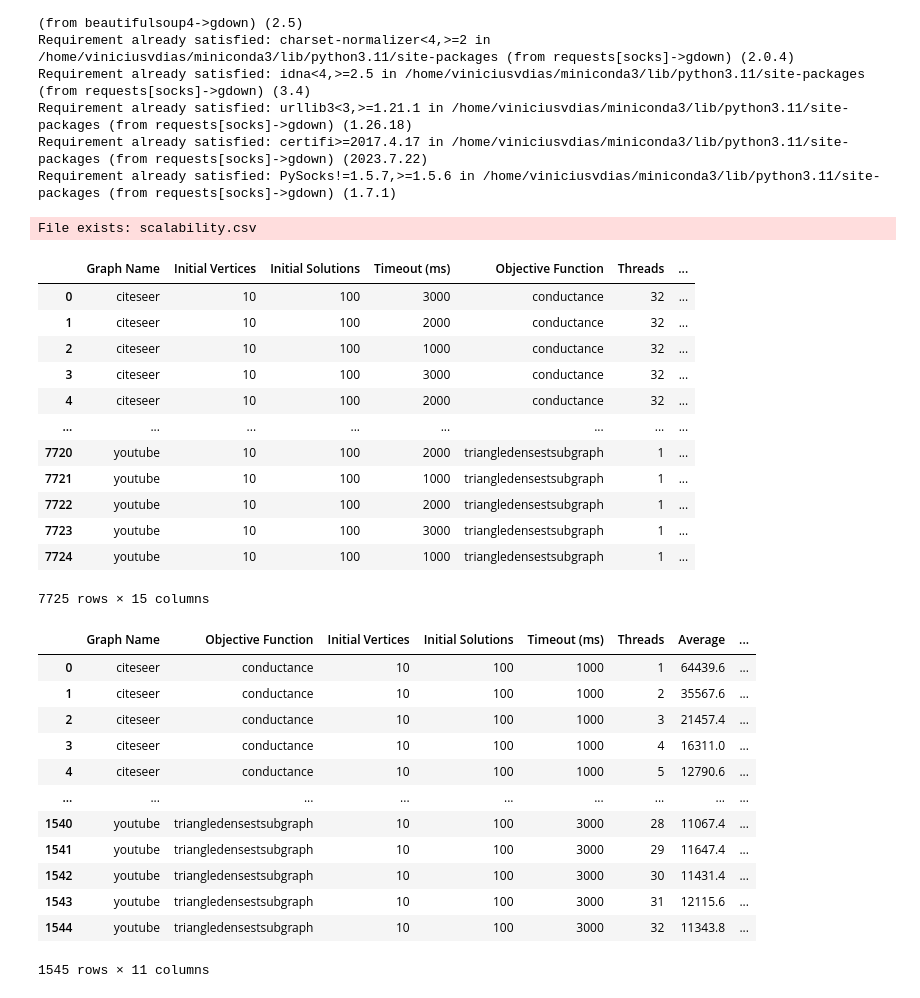
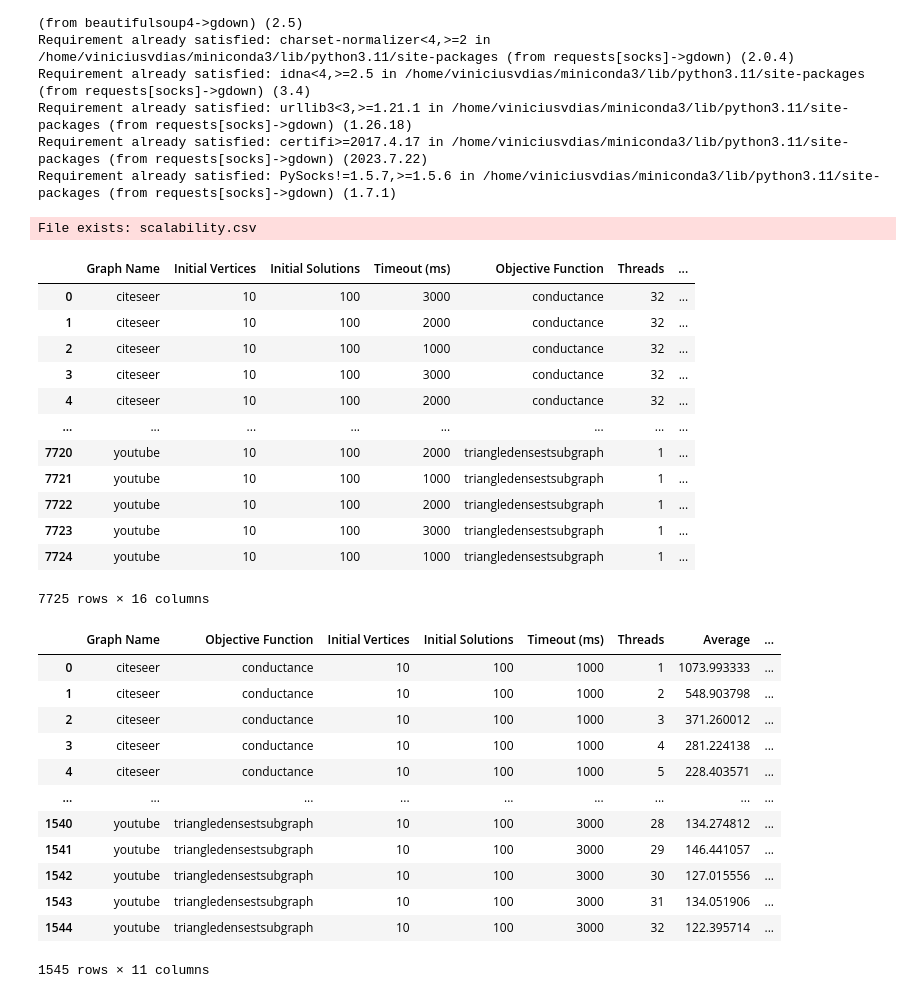
Before and after one commit to dcc-ufla-graph-mining/fractal, a Jupyter notebook: plots/scalability_plots.ipynb, the cells around one changed output. Drawn from its saved outputs; the diff is of its cells as text; code cells hidden in the pictures.

```diff
--- a/plots/scalability_plots.ipynb
+++ b/plots/scalability_plots.ipynb
@@ -97,6 +97,7 @@ def calculate_grouped_stats_and_ci(df: pd.DataFrame,
     return grouped_df
 # %%
 scalability_df = get_pandas_from_gid('scalability')
+scalability_df["Total Time Per Run (ms)"] = scalability_df["Total Time (ms)"] / scalability_df["Effective Runs"]
 scalability_df
 # %% [output]
 File exists: scalability.csv
@@ -112,25 +113,26 @@ File exists: scalability.csv
 | 7722 | youtube | 10 | 100 | 2000 | triangledensestsubgraph | 1 | ... |
 | 7723 | youtube | 10 | 100 | 3000 | triangledensestsubgraph | 1 | ... |
 | 7724 | youtube | 10 | 100 | 1000 | triangledensestsubgraph | 1 | ... |
-7725 rows × 15 columns
+7725 rows × 16 columns
 # %%
 grouping_columns = ["Graph Name", "Objective Function", "Initial Vertices", "Initial Solutions", "Timeout (ms)", "Threads"]
-value_column = "Total Time (ms)"
+#value_column = "Total Time (ms)"
+value_column = "Total Time Per Run (ms)"
 grouped_df = calculate_grouped_stats_and_ci(scalability_df, grouping_columns, value_column)
 grouped_df
 # %% [output]
 |  | Graph Name | Objective Function | Initial Vertices | Initial Solutions | Timeout (ms) | Threads | Average | ... |
-| 0 | citeseer | conductance | 10 | 100 | 1000 | 1 | 64439.6 | ... |
-| 1 | citeseer | conductance | 10 | 100 | 1000 | 2 | 35567.6 | ... |
-| 2 | citeseer | conductance | 10 | 100 | 1000 | 3 | 21457.4 | ... |
-| 3 | citeseer | conductance | 10 | 100 | 1000 | 4 | 16311.0 | ... |
-| 4 | citeseer | conductance | 10 | 100 | 1000 | 5 | 12790.6 | ... |
+| 0 | citeseer | conductance | 10 | 100 | 1000 | 1 | 1073.993333 | ... |
+| 1 | citeseer | conductance | 10 | 100 | 1000 | 2 | 548.903798 | ... |
+| 2 | citeseer | conductance | 10 | 100 | 1000 | 3 | 371.260012 | ... |
+| 3 | citeseer | conductance | 10 | 100 | 1000 | 4 | 281.224138 | ... |
+| 4 | citeseer | conductance | 10 | 100 | 1000 | 5 | 228.403571 | ... |
 | ... | ... | ... | ... | ... | ... | ... | ... | ... |
-| 1540 | youtube | triangledensestsubgraph | 10 | 100 | 3000 | 28 | 11067.4 | ... |
-| 1541 | youtube | triangledensestsubgraph | 10 | 100 | 3000 | 29 | 11647.4 | ... |
-| 1542 | youtube | triangledensestsubgraph | 10 | 100 | 3000 | 30 | 11431.4 | ... |
-| 1543 | youtube | triangledensestsubgraph | 10 | 100 | 3000 | 31 | 12115.6 | ... |
-| 1544 | youtube | triangledensestsubgraph | 10 | 100 | 3000 | 32 | 11343.8 | ... |
+| 1540 | youtube | triangledensestsubgraph | 10 | 100 | 3000 | 28 | 134.274812 | ... |
+| 1541 | youtube | triangledensestsubgraph | 10 | 100 | 3000 | 29 | 146.441057 | ... |
+| 1542 | youtube | triangledensestsubgraph | 10 | 100 | 3000 | 30 | 127.015556 | ... |
+| 1543 | youtube | triangledensestsubgraph | 10 | 100 | 3000 | 31 | 134.051906 | ... |
+| 1544 | youtube | triangledensestsubgraph | 10 | 100 | 3000 | 32 | 122.395714 | ... |
 1545 rows × 11 columns
 # %%
 import matplotlib.pyplot as plt
```
Also changed, not shown: parts of 3 cells of this notebook, 2 other files.
